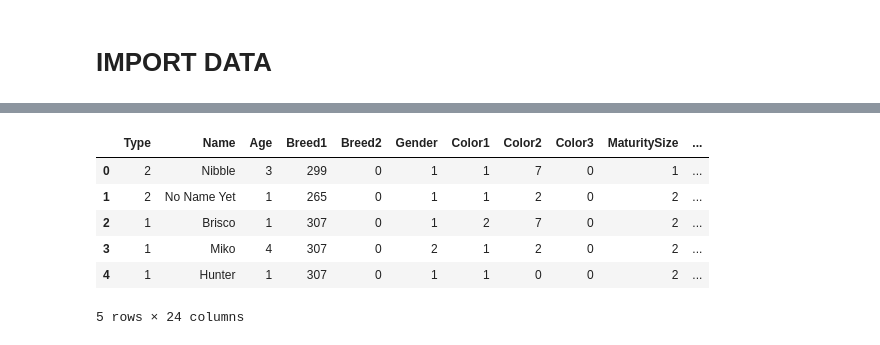
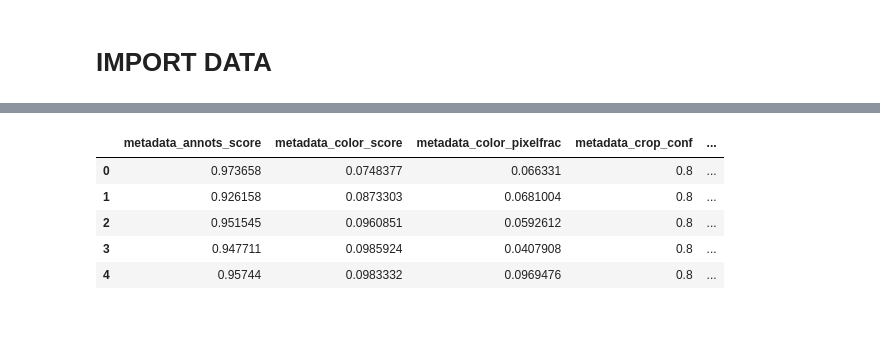
Before and after one commit to gcptien/Projects, a Jupyter notebook: pet_adoption/PetFinder_Adoption.ipynb, the cells around one changed output, grey strips where cells are left out. Drawn from its saved outputs; the diff is of its cells as text; code cells hidden in the pictures.

```diff
--- a/pet_adoption/PetFinder_Adoption.ipynb
+++ b/pet_adoption/PetFinder_Adoption.ipynb
@@ -37,0 +289,14 @@ state_labels = pd.read_csv("./state_labels.csv")
+# %%
+# Unique IDs from train and test:
+debug = False
+train_pet_ids = train['PetID'].unique()
+test_pet_ids = test['PetID'].unique()
+
+if debug:
+    train_pet_ids = train_pet_ids[:1000]
+    test_pet_ids = test_pet_ids[:500]
+# %%
+# Train Set:
+# Parallel processsing of data:
+dfs_train = Parallel(n_jobs=6, verbose=1)(delayed(extract_additional_features)(i,mode='train') for i in train_pet_ids)
+# dfs_train = [extract_additional_features(i, mode='train') for i in train_pet_ids]
@@ -37,0 +323,8 @@ state_labels = pd.read_csv("./state_labels.csv")
+# %%
+# Train Set
+train_dfs_sentiment = [x[0] for x in dfs_train if isinstance(x[0], pd.DataFrame)]
+train_dfs_metadata = [x[1] for x in dfs_train if isinstance(x[1], pd.DataFrame)]
+
+train_dfs_sentiment  = pd.concat(train_dfs_sentiment, ignore_index=True, sort=False)
+train_dfs_metadata = pd.concat(train_dfs_metadata, ignore_index=True, sort=False)
+print(train_dfs_sentiment.shape, train_dfs_metadata.shape)
@@ -38,10 +355,9 @@ state_labels = pd.read_csv("./state_labels.csv")
 # %%
-train.head()
+train_dfs_metadata.head()
 # %% [output]
-|  | Type | Name | Age | Breed1 | Breed2 | Gender | Color1 | Color2 | Color3 | MaturitySize | ... |
-| 0 | 2 | Nibble | 3 | 299 | 0 | 1 | 1 | 7 | 0 | 1 | ... |
-| 1 | 2 | No Name Yet | 1 | 265 | 0 | 1 | 1 | 2 | 0 | 2 | ... |
-| 2 | 1 | Brisco | 1 | 307 | 0 | 1 | 2 | 7 | 0 | 2 | ... |
-| 3 | 1 | Miko | 4 | 307 | 0 | 2 | 1 | 2 | 0 | 2 | ... |
-| 4 | 1 | Hunter | 1 | 307 | 0 | 1 | 1 | 0 | 0 | 2 | ... |
+|  | metadata_annots_score | metadata_color_score | metadata_color_pixelfrac | metadata_crop_conf | ... |
+| 0 | 0.973658 | 0.0748377 | 0.066331 | 0.8 | ... |
+| 1 | 0.926158 | 0.0873303 | 0.0681004 | 0.8 | ... |
+| 2 | 0.951545 | 0.0960851 | 0.0592612 | 0.8 | ... |
+| 3 | 0.947711 | 0.0985924 | 0.0407908 | 0.8 | ... |
+| 4 | 0.95744 | 0.0983332 | 0.0969476 | 0.8 | ... |
-5 rows × 24 columns
```
Also changed, not shown: parts of 37 cells of this notebook, 8 other files.
